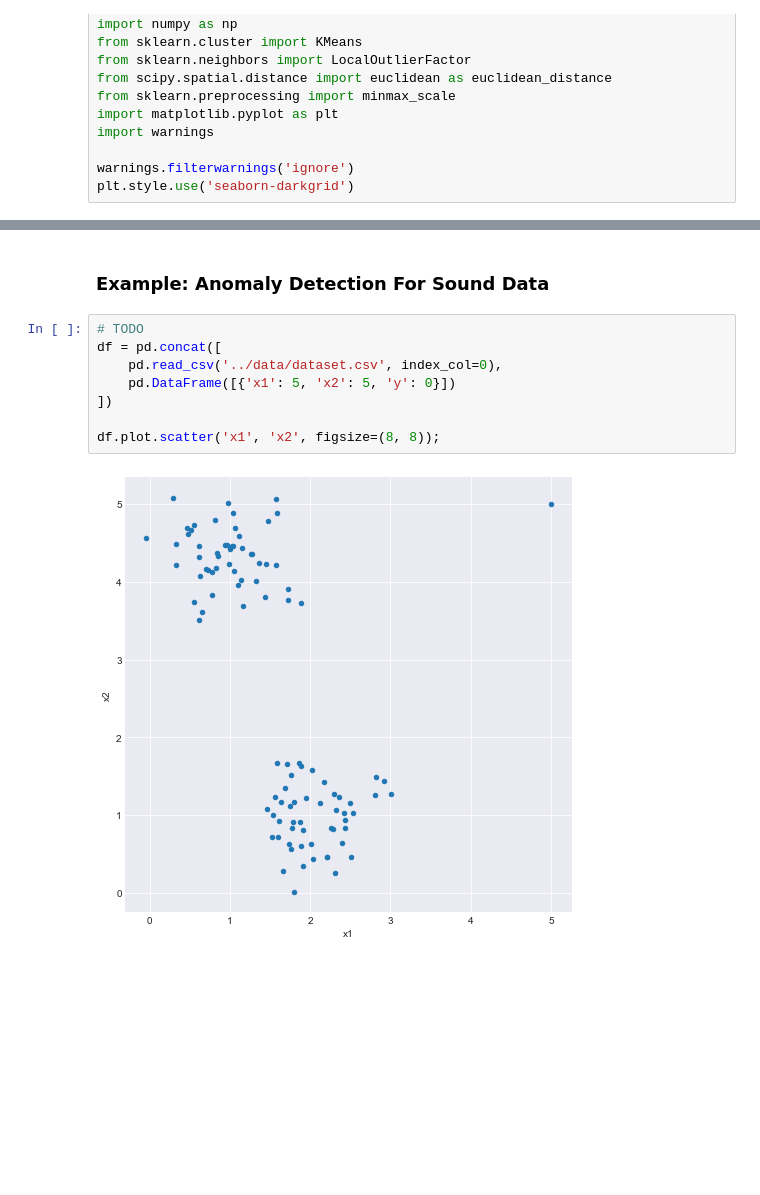
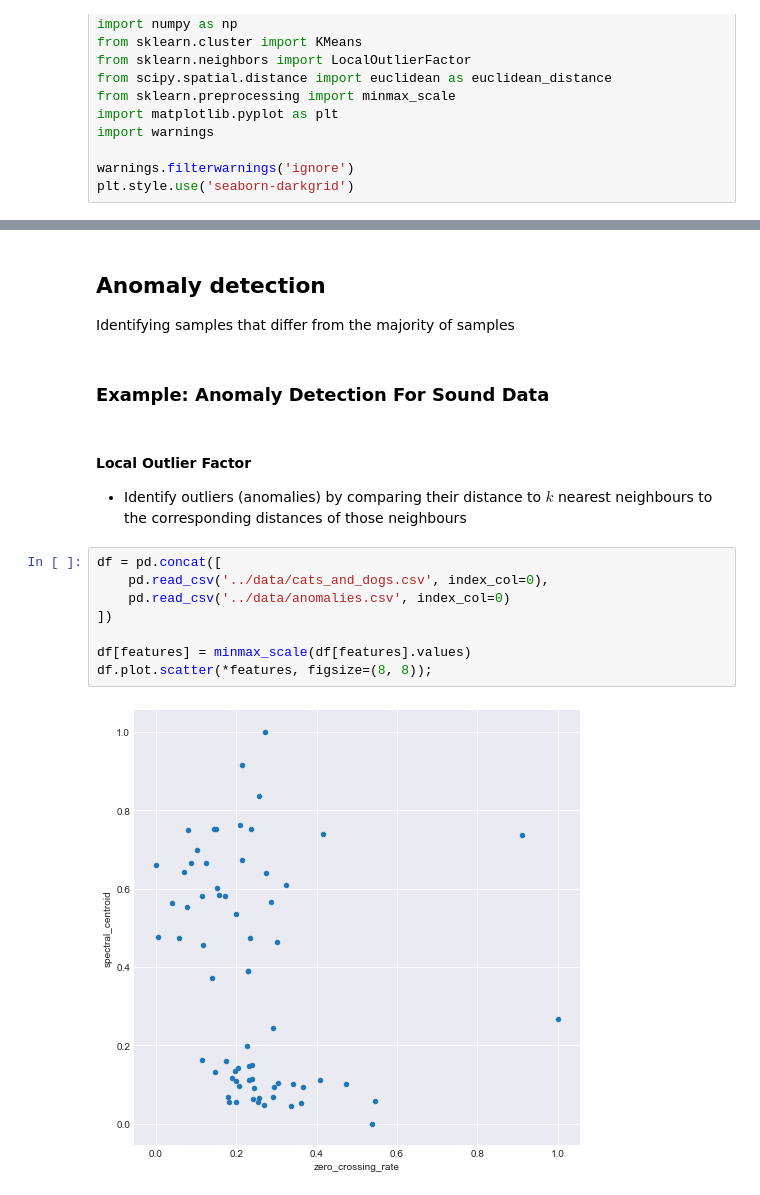
Before and after one commit to juusomer/machine-learning-for-absolute-beginners, a Jupyter notebook: notebooks/3_unsupervised_learning.ipynb, the cells around one changed output, grey strips where cells are left out. Saved outputs shown, nothing was run; the diff lists cells and outputs as text; blank space fills up the shorter version.

```diff
--- a/notebooks/3_unsupervised_learning.ipynb
+++ b/notebooks/3_unsupervised_learning.ipynb
@@ -57,16 +58,22 @@ def k_means(n_iters):
     ax.scatter(centroids[:, 0], centroids[:, 1], **style)
 # %% [output]
 interactive(children=(BoundedIntText(value=0, description='n_iters', max=5), Output()), _dom_classes=('widget-…
+# %% [markdown]
+## Anomaly detection
+Identifying samples that differ from the majority of samples
 # %% [markdown]
 ### Example: Anomaly Detection For Sound Data
+# %% [markdown]
+#### Local Outlier Factor
+* Identify outliers (anomalies) by comparing their distance to $k$ nearest neighbours to the corresponding distances of those neighbours
 # %%
-# TODO
 df = pd.concat([
-    pd.read_csv('../data/dataset.csv', index_col=0),
-    pd.DataFrame([{'x1': 5, 'x2': 5, 'y': 0}])
+    pd.read_csv('../data/cats_and_dogs.csv', index_col=0),
+    pd.read_csv('../data/anomalies.csv', index_col=0)
 ])
 
-df.plot.scatter('x1', 'x2', figsize=(8, 8));
+df[features] = minmax_scale(df[features].values)
+df.plot.scatter(*features, figsize=(8, 8));
 # %% [output]
-[figure, old version]
+[figure, new version]
 # %%
```
Also changed, not shown: parts of 6 cells of this notebook, 11 other files.
